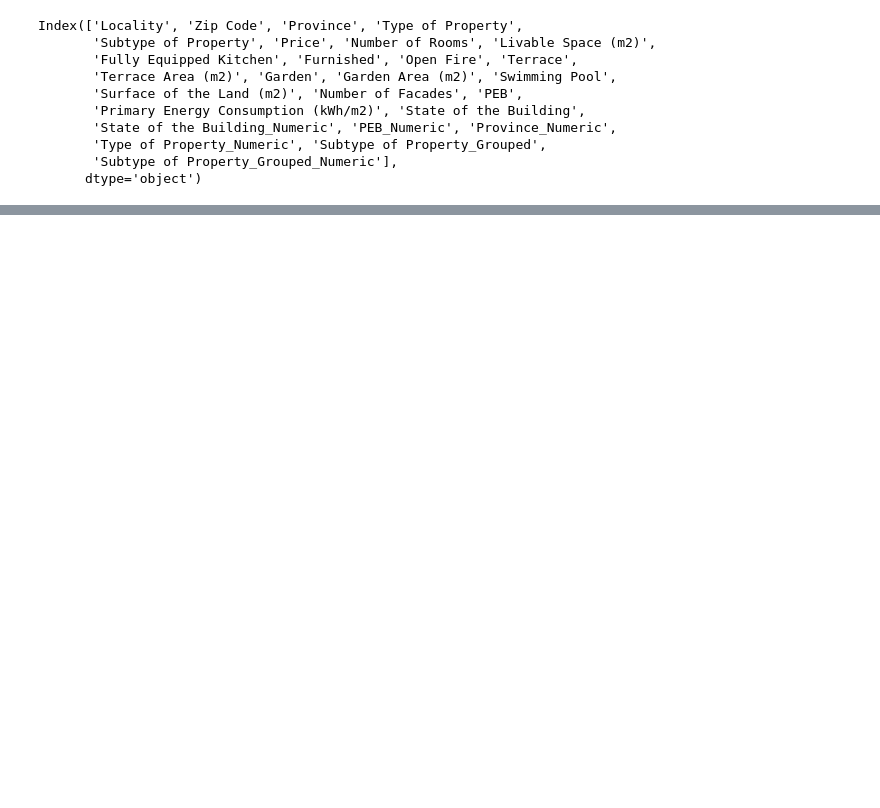
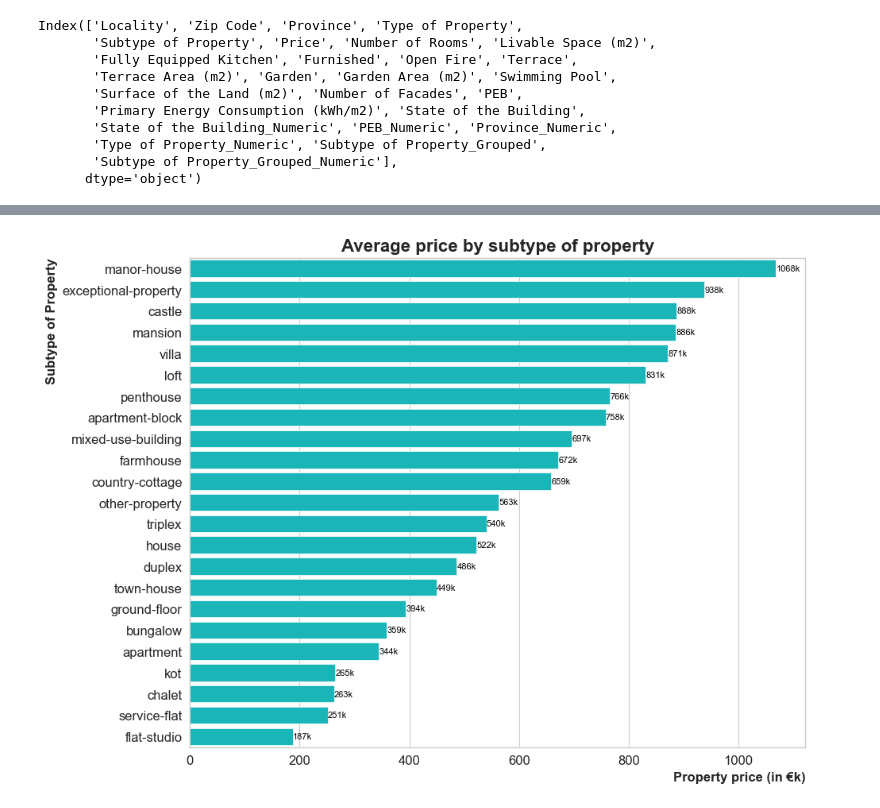
Before and after one commit to BeatrizJover/Data_analysis, a Jupyter notebook: charts.ipynb, the cells around one changed output, grey strips where cells are left out. Saved outputs shown, nothing was run; the diff lists cells and outputs as text; code cells hidden in the pictures; blank space fills up the shorter version.

```diff
--- a/charts.ipynb
+++ b/charts.ipynb
@@ -322,11 +361,21 @@ plt.show()
 # %%
-df_province_group = no_outliers_space.groupby(by = 'Province')[['Subtype of Property_Grouped']].count().sort_values(by = 'Subtype of Property_Grouped', ascending = False)
-plt.figure(figsize = [8, 5])
+df_subtype_price = no_outliers_space.groupby(by = 'Subtype of Property')[['Price']].mean().sort_values(by = 'Price', ascending = False)
+df_subtype_price['Price (k€)'] = df_subtype_price['Price'] / 1000
+plt.figure(figsize = [10, 8])
 sns.set_style('whitegrid')
-sns.barplot(data = df_province_group, y = 'Province', x='Subtype of Property_Grouped', hue='Subtype of Property_Grouped', orient = 'h')
-plt.title("Number property group by Province", fontsize = 16, fontweight = 'bold')
-plt.xlabel('Number of property by group', fontsize = 14, fontweight = 'bold', loc = 'right')
-plt.ylabel('Province', fontsize = 14, fontweight = 'bold', loc = 'top')
+sns.barplot(data = df_subtype_price.reset_index(), y = 'Subtype of Property', x='Price (k€)', orient = 'h', color = 'darkturquoise')
+for index, row in df_subtype_price.iterrows():
+    plt.text(
+        row['Price (k€)'] + 0.5,
+        index,
+        f"{row['Price (k€)']:.0f}k",
+        ha = 'left', va='center', fontsize=8, color='black'
+    )
+plt.title("Average price by subtype of property", fontsize = 16, fontweight = 'bold')
+plt.xlabel('Property price (in €k)', fontsize = 12, fontweight = 'bold', loc = 'right')
+plt.ylabel('Subtype of Property', fontsize = 12, fontweight = 'bold', loc = 'top')
 plt.xticks(fontsize = 12)
 plt.yticks(fontsize = 12)
 plt.show()
+# %% [output]
+[figure, added]
```
Also changed, not shown: parts of 9 cells of this notebook.
